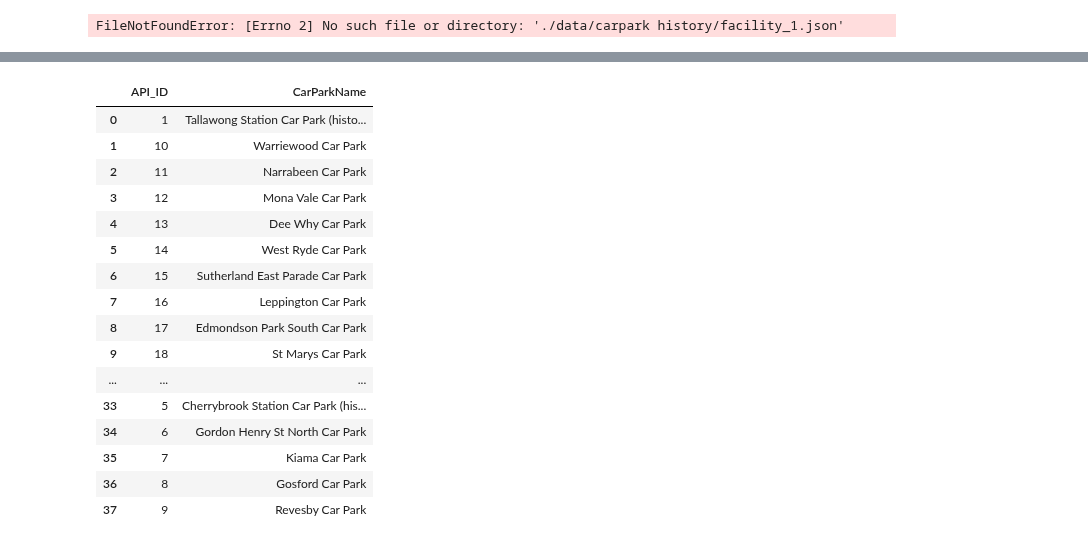
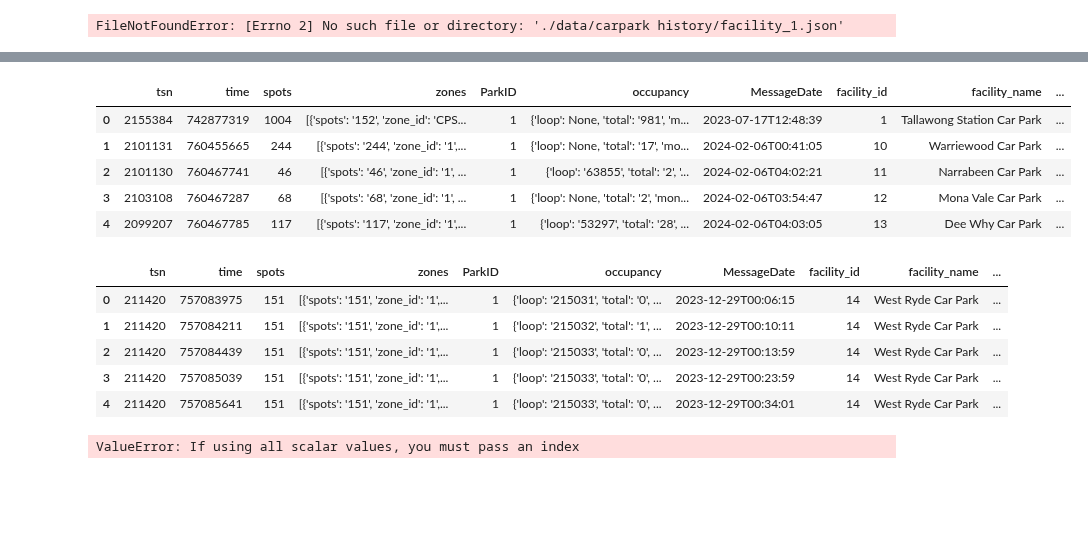
Before and after one commit to M13Mwongo/parking-spot-predictor, a Jupyter notebook: requests.ipynb, the cells around one changed output, grey strips where cells are left out. Cells and saved outputs as stored; diff of their text form; code cells hidden in the pictures; blank space fills up the shorter version.

```diff
--- a/requests.ipynb
+++ b/requests.ipynb
@@ -217,20 +196,0 @@ memory usage: 2.8+ MB
-# %%
-df_carparks
-# %% [output]
-|  | API_ID | CarParkName |
-| 0 | 1 | Tallawong Station Car Park (histo... |
-| 1 | 10 | Warriewood Car Park |
-| 2 | 11 | Narrabeen Car Park |
-| 3 | 12 | Mona Vale Car Park |
-| 4 | 13 | Dee Why Car Park |
-| 5 | 14 | West Ryde Car Park |
-| 6 | 15 | Sutherland East Parade Car Park |
-| 7 | 16 | Leppington Car Park |
-| 8 | 17 | Edmondson Park South Car Park |
-| 9 | 18 | St Marys Car Park |
-| ... | ... | ... |
-| 33 | 5 | Cherrybrook Station Car Park (his... |
-| 34 | 6 | Gordon Henry St North Car Park |
-| 35 | 7 | Kiama Car Park |
-| 36 | 8 | Gosford Car Park |
-| 37 | 9 | Revesby Car Park |
@@ -236,0 +201,25 @@ df_carparks
+# %%
+park_details = pd.read_json("data/carpark_details.json")
+park_details.head(5)
+# %% [output]
+|  | tsn | time | spots | zones | ParkID | occupancy | MessageDate | facility_id | facility_name | ... |
+| 0 | 2155384 | 742877319 | 1004 | [{'spots': '152', 'zone_id': 'CPS... | 1 | {'loop': None, 'total': '981', 'm... | 2023-07-17T12:48:39 | 1 | Tallawong Station Car Park | ... |
+| 1 | 2101131 | 760455665 | 244 | [{'spots': '244', 'zone_id': '1',... | 1 | {'loop': None, 'total': '17', 'mo... | 2024-02-06T00:41:05 | 10 | Warriewood Car Park | ... |
+| 2 | 2101130 | 760467741 | 46 | [{'spots': '46', 'zone_id': '1', ... | 1 | {'loop': '63855', 'total': '2', '... | 2024-02-06T04:02:21 | 11 | Narrabeen Car Park | ... |
+| 3 | 2103108 | 760467287 | 68 | [{'spots': '68', 'zone_id': '1', ... | 1 | {'loop': None, 'total': '2', 'mon... | 2024-02-06T03:54:47 | 12 | Mona Vale Car Park | ... |
+| 4 | 2099207 | 760467785 | 117 | [{'spots': '117', 'zone_id': '1',... | 1 | {'loop': '53297', 'total': '28', ... | 2024-02-06T04:03:05 | 13 | Dee Why Car Park | ... |
+# %%
+park_history = pd.read_json("data/carpark_history_facility_14.json")
+park_history.head()
+# %% [output]
+|  | tsn | time | spots | zones | ParkID | occupancy | MessageDate | facility_id | facility_name | ... |
+| 0 | 211420 | 757083975 | 151 | [{'spots': '151', 'zone_id': '1',... | 1 | {'loop': '215031', 'total': '0', ... | 2023-12-29T00:06:15 | 14 | West Ryde Car Park | ... |
+| 1 | 211420 | 757084211 | 151 | [{'spots': '151', 'zone_id': '1',... | 1 | {'loop': '215032', 'total': '1', ... | 2023-12-29T00:10:11 | 14 | West Ryde Car Park | ... |
+| 2 | 211420 | 757084439 | 151 | [{'spots': '151', 'zone_id': '1',... | 1 | {'loop': '215033', 'total': '0', ... | 2023-12-29T00:13:59 | 14 | West Ryde Car Park | ... |
+| 3 | 211420 | 757085039 | 151 | [{'spots': '151', 'zone_id': '1',... | 1 | {'loop': '215033', 'total': '0', ... | 2023-12-29T00:23:59 | 14 | West Ryde Car Park | ... |
+| 4 | 211420 | 757085641 | 151 | [{'spots': '151', 'zone_id': '1',... | 1 | {'loop': '215033', 'total': '0', ... | 2023-12-29T00:34:01 | 14 | West Ryde Car Park | ... |
+# %%
+carparks = pd.read_json("data/carparks.json")
+carparks
+# %% [output]
+ValueError: If using all scalar values, you must pass an index
```
Also changed, not shown: parts of 3 cells of this notebook.
